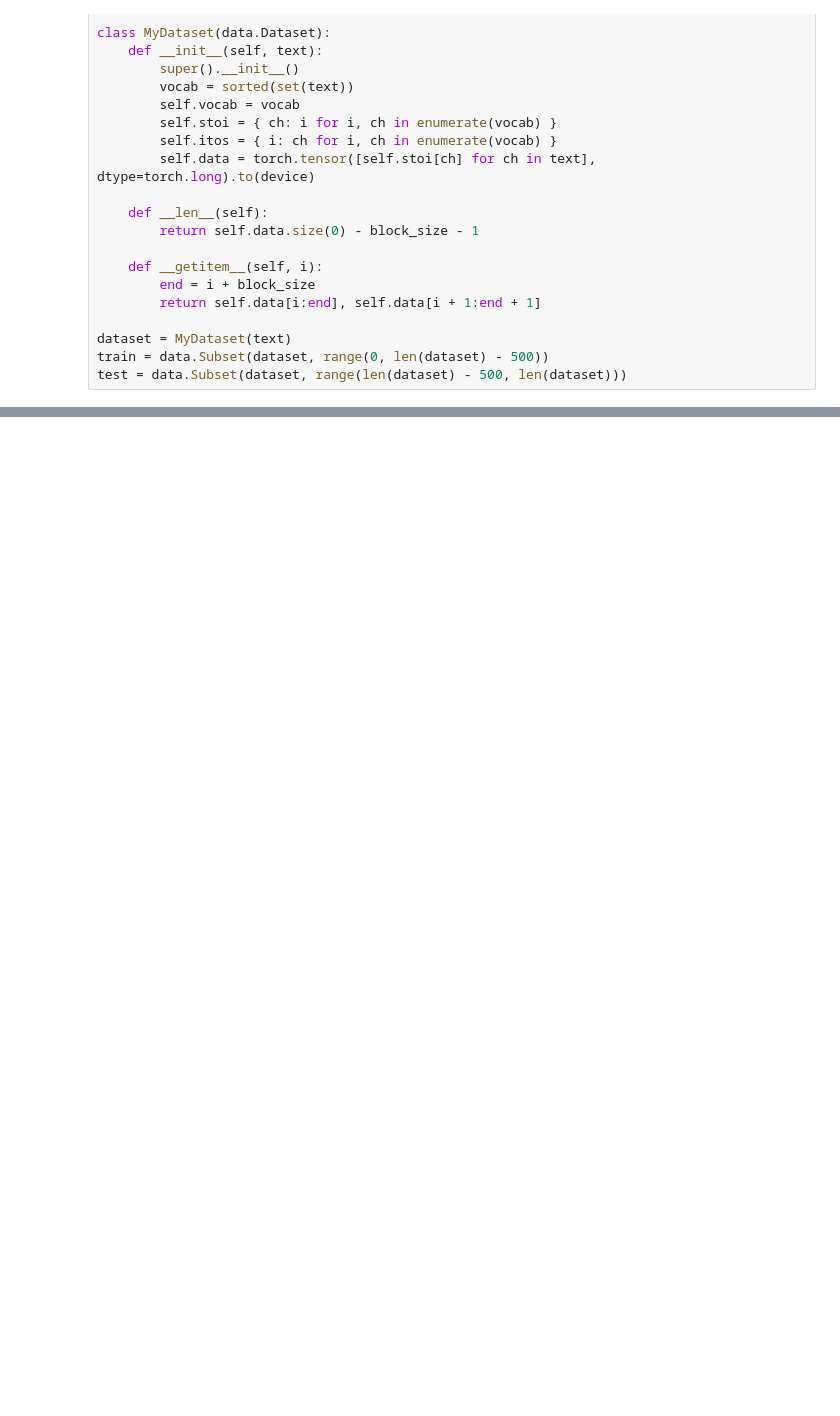
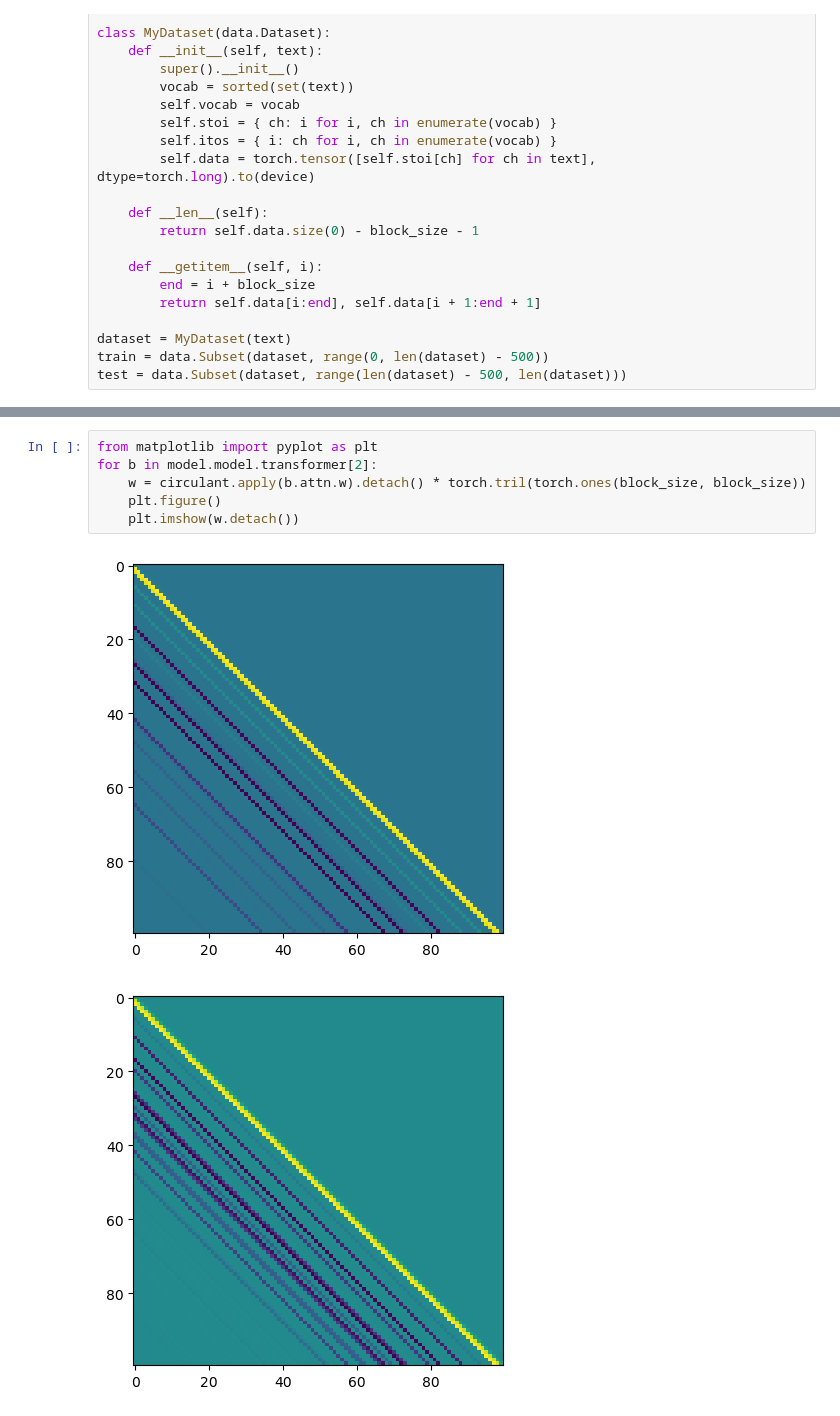
Before and after one commit to cztomsik/ML-experiments, a Jupyter notebook: aft-flat.ipynb, the cells around one changed output, grey strips where cells are left out. Saved outputs shown, nothing was run; the diff lists cells and outputs as text; blank space fills up the shorter version.

Commit message:
update aft-flat and add plots as a proof

```diff
--- a/aft-flat.ipynb
+++ b/aft-flat.ipynb
@@ -182 +198,10 @@ To hade senting brother a courtt
 `Trainer.fit` stopped: `max_epochs=25` reached.
+# %%
+from matplotlib import pyplot as plt
+for b in model.model.transformer[2]:
+    w = circulant.apply(b.attn.w).detach() * torch.tril(torch.ones(block_size, block_size))
+    plt.figure()
+    plt.imshow(w.detach())
+# %% [output]
+[figure, added]
+[figure, added]
```
Also changed, not shown: parts of 3 cells of this notebook.
